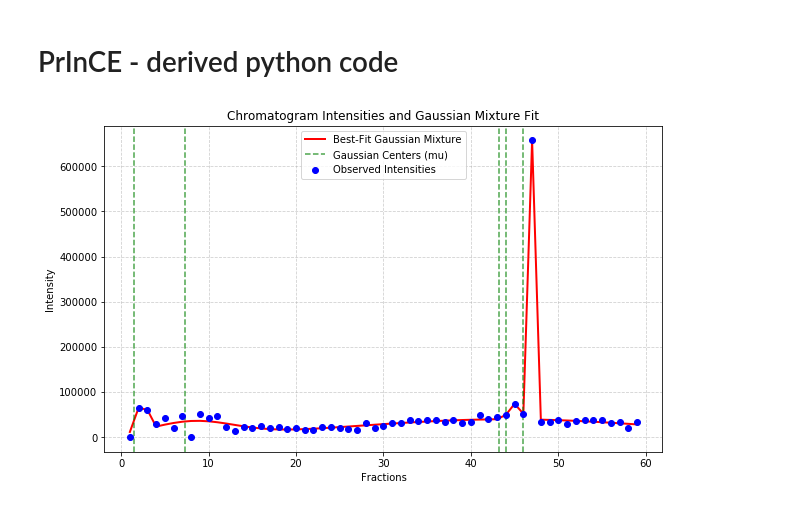
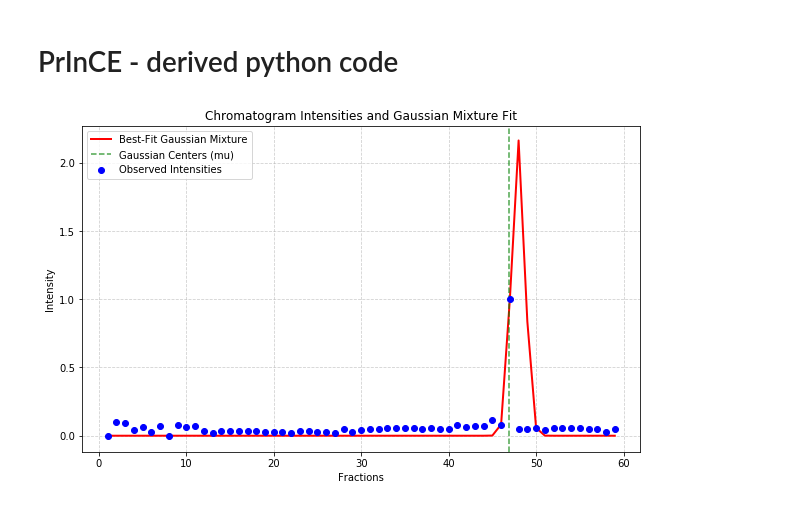
Before and after one commit to marcmuellerETHZ/PCprophet, a Jupyter notebook: PCprophet/sandbox_gmm.ipynb, the cells around one changed output. Saved outputs shown, nothing was run; the diff lists cells and outputs as text; code cells hidden in the pictures.

Commit message:
gaussian fitting in sandbox_gmm is working

```diff
--- a/PCprophet/sandbox_gmm.ipynb
+++ b/PCprophet/sandbox_gmm.ipynb
@@ -20,6 +19,40 @@ prot_dict_smooth = gf.clean_prot_dict(prot_dict)
 # %% [output]
 Number of analyzed genes in ..\data\SEC_pilot_HEK\SEC_pilot_HEK.txt: 3186
 Removed 0 empty or invalid keys from prot_dict.
+# %%
+def min_max_scale_prot_dict(prot_dict):
+    """
+    Apply min/max scaling to the co-elution data in prot_dict.
+
+    Parameters:
+    - prot_dict: Dictionary where keys are protein names and values are lists/arrays
+                 of co-elution intensities.
+
+    Returns:
+    - scaled_prot_dict: Dictionary with scaled intensities.
+    """
+    prot_dict_scaled = {}
+
+    for protein, intensities in prot_dict.items():
+        # Convert intensities to a NumPy array
+        intensities = np.array(intensities)
+
+        # Min/max scaling
+        min_val = np.min(intensities)
+        max_val = np.max(intensities)
+        if max_val - min_val > 0:  # Avoid division by zero
+            scaled_intensities = (intensities - min_val) / (max_val - min_val)
+        else:
+            # If all values are the same, set them to 0 (or any consistent value)
+            scaled_intensities = np.zeros_like(intensities)
+
+        # Add scaled values to the new dictionary
+        prot_dict_scaled[protein] = scaled_intensities
+
+    return prot_dict_scaled
+# %%
+prot_dict_scaled = min_max_scale_prot_dict(prot_dict=prot_dict)
+prot_dict_smooth = gf.clean_prot_dict(prot_dict_scaled)
 # %% [markdown]
 # PrInCE - derived python code
 # %%
@@ -215,16 +297,16 @@ def visualize_fit(fractions, intensities, gmm):
     plt.grid(True, linestyle='--', alpha=0.6)
     plt.show()
 # %%
-first_protein = list(prot_dict.keys())[5]
-fractions = np.arange(1, len(prot_dict[first_protein]) + 1)
-intensities = np.array(prot_dict[first_protein])
+first_protein = list(prot_dict_scaled.keys())[5]
+fractions = np.arange(1, len(prot_dict_scaled[first_protein]) + 1)
+intensities = np.array(prot_dict_scaled[first_protein])
 
-gmm = choose_gaussians(intensities, max_gaussians=5)
+gmm = choose_gaussians(intensities, max_gaussians=5, filter_gaussians_variance_min=1, filter_gaussians_height=0.15)
 
 # Call the function to visualize
 visualize_fit(fractions=fractions, intensities=intensities, gmm=gmm)
 # %% [output]
-[figure, old version]
+[figure, new version]
 # %%
 gmm
 # %% [output]
```
Also changed, not shown: parts of 3 cells of this notebook, 1 other file.
